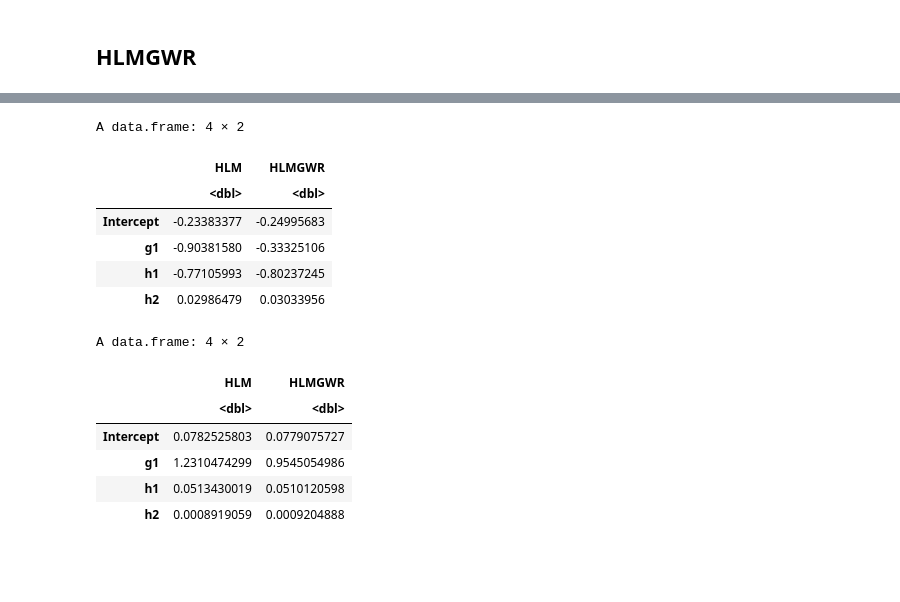
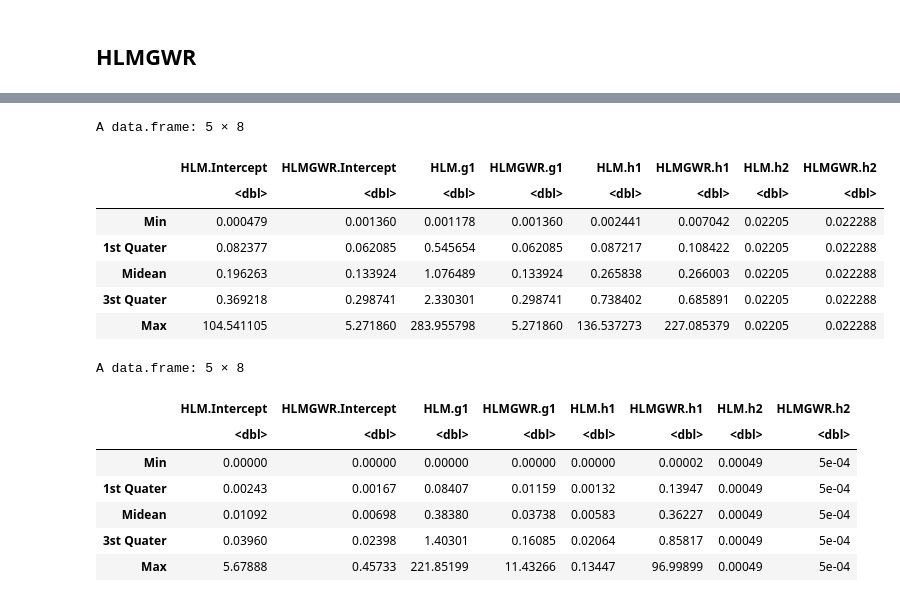
Before and after one commit to HPDell/hgwr, a Jupyter notebook: scripts/check_result.ipynb, the cells around one changed output, grey strips where cells are left out. Drawn from its saved outputs; the diff is of its cells as text; code cells hidden in the pictures; blank space fills up the shorter version.

```diff
--- a/scripts/check_result.ipynb
+++ b/scripts/check_result.ipynb
@@ -131,7 +113,7 @@ rg = 0
 rh1 = 1
 rh2 = 0
 set.seed(100)
-gen.each <- floor(runif(15*15, min = 10, max = 50))
+gen.each <- floor(runif(15*15, min = 50, max = 100))
 gen <- generate.data(15, gen.each, order = c(oi, og, oh), random = c(ri, rg, rh1, rh2))
 data.group <- gen$data %>% group_by(group) %>% summarise(g1 = mean(g1), lon = mean(lon), lat = mean(lat)) %>% as.data.frame()
 # %%
@@ -234,11 +276,12 @@ data.frame(Ground.Truth = beta0$h1, Estimation = hlm_beta$h1) %>%
 hlmgwr_beta <- t(read.csv("../data/hlmgwr_hat_beta.csv", header = F)[1])
 hlmgwr_gamma <- read.csv("../data/hlmgwr_hat_gamma.csv", header = F)
 hlmgwr_mu <- read.csv("../data/hlmgwr_hat_mu.csv", header = F)
+hlmgwr_u <- read.csv("../data/hlmgwr_u.csv", header = F)
 hlmgwr_coef <- cbind(
+    hlmgwr_u,
     Intercept = hlmgwr_gamma[,1] + hlmgwr_mu[,1] + hlmgwr_beta[1],
     hlmgwr_gamma[-1],
     hlmgwr_mu[-1],
     hlmgwr_beta[-1]
 )
-colnames(hlmgwr_coef) <- c("Intercept", "g1", "h1", "h2")
-head(hlmgwr_coef)
+colnames(hlmgwr_coef) <- c("lon", "lat", "Intercept", "g1", "h1", "h2")
@@ -281,40 +348,40 @@ data.frame(Ground.Truth = beta0$h1, Estimation = hlmgwr_coef$h1) %>%
 # %%
 data.frame(
-    HLM = c(mean(abs(beta0$Intercept - hlm_beta$Intercept) / beta0$Intercept),
-            mean(abs(beta0$g1 - hlm_beta$g1) / beta0$g1),
-            mean(abs(beta0$h1 - hlm_beta$h1) / beta0$h1),
-            mean(abs(beta0$h2 - hlm_beta$h2) / beta0$h2)),
-    HLMGWR = c(mean(abs(beta0$Intercept - hlmgwr_coef$Intercept) / beta0$Intercept),
-               mean(abs(beta0$g1 - hlmgwr_coef$g1) / beta0$g1),
-               mean(abs(beta0$h1 - hlmgwr_coef$h1) / beta0$h1),
-               mean(abs(beta0$h2 - hlmgwr_coef$h2) / beta0$h2)),
-    row.names = c("Intercept", "g1", "h1", "h2")
-)
+    HLM.Intercept = (abs((beta0$Intercept - hlm_beta$Intercept) / beta0$Intercept)),
+    HLMGWR.Intercept = (abs((beta0$Intercept - hlmgwr_coef$Intercept) / beta0$Intercept)),
+    HLM.g1 = (abs((beta0$g1 - hlm_beta$g1) / beta0$g1)),
+    HLMGWR.g1 = (abs((beta0$Intercept - hlmgwr_coef$Intercept) / beta0$g1)),
+    HLM.h1 = (abs((beta0$h1 - hlm_beta$h1) / beta0$h1)),
+    HLMGWR.h1 = (abs((beta0$Intercept - hlmgwr_coef$Intercept) / beta0$h1)),
+    HLM.h2 = (abs((beta0$h2 - hlm_beta$h2) / beta0$h2)),
+    HLMGWR.h2 = (abs((beta0$h2 - hlmgwr_coef$h2) / beta0$h2))
+) %>% lapply(fivenum) %>% as.data.frame(row.names = c("Min", "1st Quater", "Midean", "3st Quater", "Max")) %>% round(6)
 # %% [output]
-A data.frame: 4 × 2
+A data.frame: 5 × 8
-|  | HLM | HLMGWR |
-|  | <dbl> | <dbl> |
-| Intercept | -0.23383377 | -0.24995683 |
-| g1 | -0.90381580 | -0.33325106 |
-| h1 | -0.77105993 | -0.80237245 |
-| h2 | 0.02986479 | 0.03033956 |
+|  | HLM.Intercept | HLMGWR.Intercept | HLM.g1 | HLMGWR.g1 | HLM.h1 | HLMGWR.h1 | HLM.h2 | HLMGWR.h2 |
+|  | <dbl> | <dbl> | <dbl> | <dbl> | <dbl> | <dbl> | <dbl> | <dbl> |
+| Min | 0.000479 | 0.001360 | 0.001178 | 0.001360 | 0.002441 | 0.007042 | 0.02205 | 0.022288 |
+| 1st Quater | 0.082377 | 0.062085 | 0.545654 | 0.062085 | 0.087217 | 0.108422 | 0.02205 | 0.022288 |
+| Midean | 0.196263 | 0.133924 | 1.076489 | 0.133924 | 0.265838 | 0.266003 | 0.02205 | 0.022288 |
+| 3st Quater | 0.369218 | 0.298741 | 2.330301 | 0.298741 | 0.738402 | 0.685891 | 0.02205 | 0.022288 |
+| Max | 104.541105 | 5.271860 | 283.955798 | 5.271860 | 136.537273 | 227.085379 | 0.02205 | 0.022288 |
 # %%
 data.frame(
-    HLM = c(mean((beta0$Intercept - hlm_beta$Intercept)^2),
-            mean((beta0$g1 - hlm_beta$g1)^2),
-            mean((beta0$h1 - hlm_beta$h1)^2),
-            mean((beta0$h2 - hlm_beta$h2)^2)),
-    HLMGWR = c(mean((beta0$Intercept - hlmgwr_coef$Intercept)^2),
-               mean((beta0$g1 - hlmgwr_coef$g1)^2),
-               mean((beta0$h1 - hlmgwr_coef$h1)^2),
-               mean((beta0$h2 - hlmgwr_coef$h2)^2)),
-    row.names = c("Intercept", "g1", "h1", "h2")
-)
+    HLM.Intercept = ((beta0$Intercept - hlm_beta$Intercept)^2),
+    HLMGWR.Intercept = ((beta0$Intercept - hlmgwr_coef$Intercept)^2),
+    HLM.g1 = ((beta0$g1 - hlm_beta$g1)^2),
+    HLMGWR.g1 = ((beta0$Intercept - hlmgwr_coef$g1)^2),
+    HLM.h1 = ((beta0$h1 - hlm_beta$h1)^2),
+    HLMGWR.h1 = ((beta0$Intercept - hlmgwr_coef$h1)^2),
+    HLM.h2 = ((beta0$h2 - hlm_beta$h2)^2),
+    HLMGWR.h2 = ((beta0$h2 - hlmgwr_coef$h2)^2)
+) %>% lapply(fivenum) %>% as.data.frame(row.names = c("Min", "1st Quater", "Midean", "3st Quater", "Max")) %>% round(5)
 # %% [output]
-A data.frame: 4 × 2
+A data.frame: 5 × 8
-|  | HLM | HLMGWR |
-|  | <dbl> | <dbl> |
-| Intercept | 0.0782525803 | 0.0779075727 |
-| g1 | 1.2310474299 | 0.9545054986 |
-| h1 | 0.0513430019 | 0.0510120598 |
-| h2 | 0.0008919059 | 0.0009204888 |
+|  | HLM.Intercept | HLMGWR.Intercept | HLM.g1 | HLMGWR.g1 | HLM.h1 | HLMGWR.h1 | HLM.h2 | HLMGWR.h2 |
+|  | <dbl> | <dbl> | <dbl> | <dbl> | <dbl> | <dbl> | <dbl> | <dbl> |
+| Min | 0.00000 | 0.00000 | 0.00000 | 0.00000 | 0.00000 | 0.00002 | 0.00049 | 5e-04 |
+| 1st Quater | 0.00243 | 0.00167 | 0.08407 | 0.01159 | 0.00132 | 0.13947 | 0.00049 | 5e-04 |
+| Midean | 0.01092 | 0.00698 | 0.38380 | 0.03738 | 0.00583 | 0.36227 | 0.00049 | 5e-04 |
+| 3st Quater | 0.03960 | 0.02398 | 1.40301 | 0.16085 | 0.02064 | 0.85817 | 0.00049 | 5e-04 |
+| Max | 5.67888 | 0.45733 | 221.85199 | 11.43266 | 0.13447 | 96.99899 | 0.00049 | 5e-04 |
```
Also changed, not shown: parts of 9 cells of this notebook.
